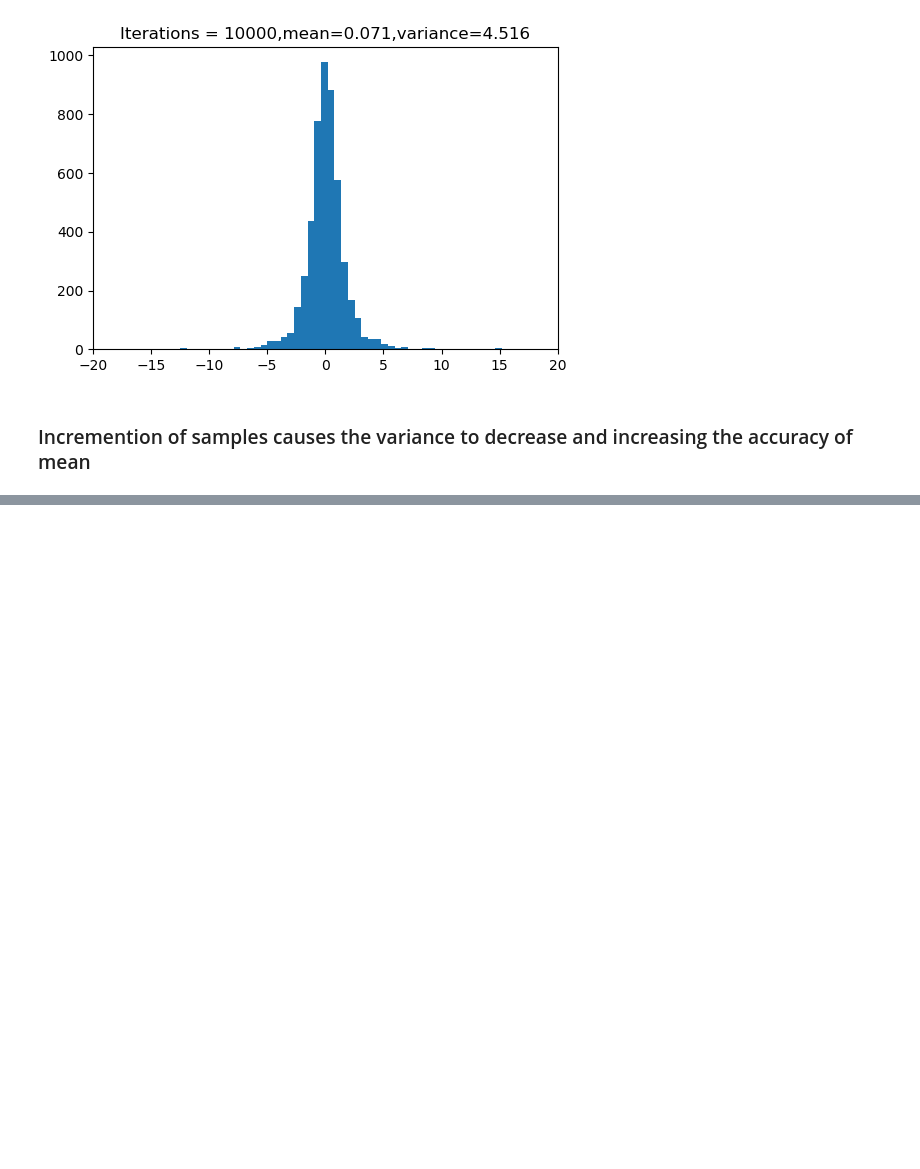
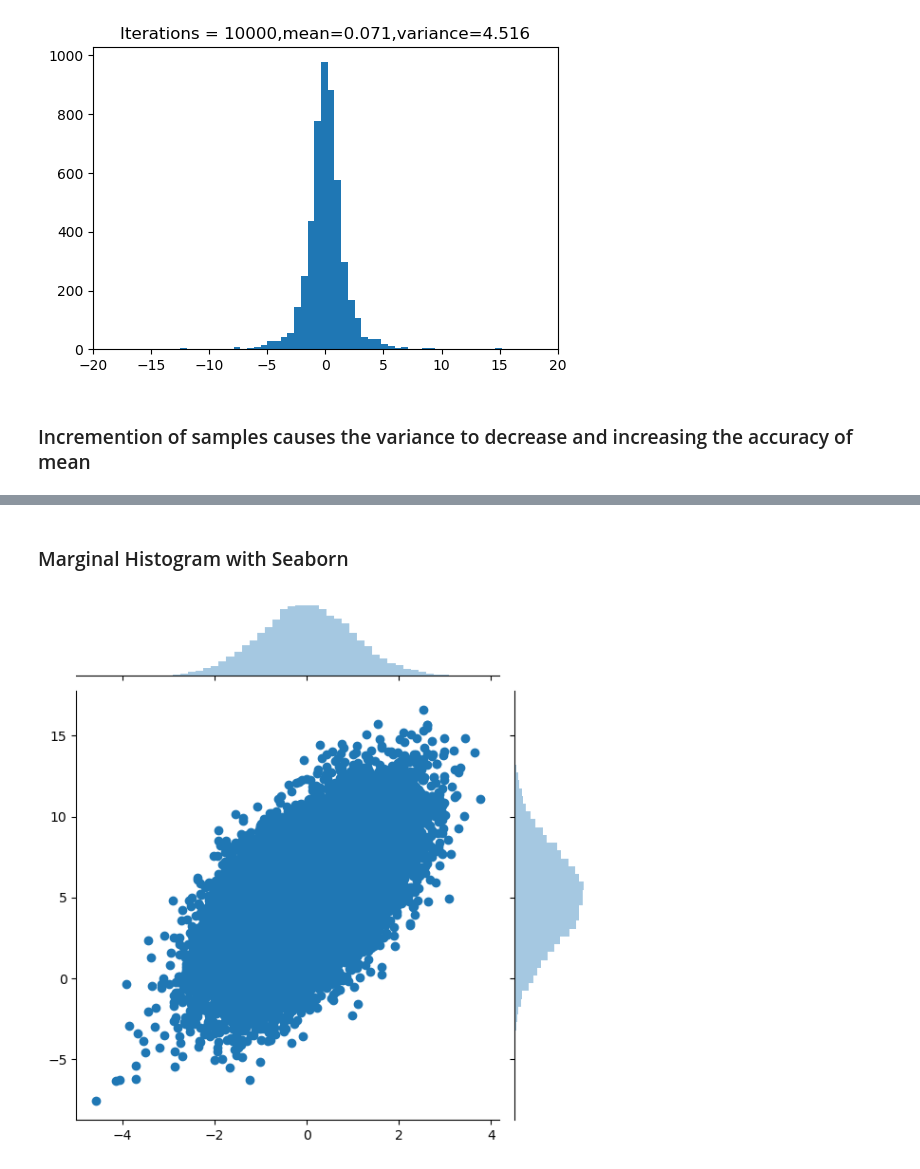
Before and after one commit to adrianmo14857/Data_Analytics, a Jupyter notebook: lab3/DA_lab3.ipynb, the cells around one changed output, grey strips where cells are left out. Drawn from its saved outputs; the diff is of its cells as text; code cells hidden in the pictures; blank space fills up the shorter version.

```diff
--- a/lab3/DA_lab3.ipynb
+++ b/lab3/DA_lab3.ipynb
@@ -477,0 +551,6 @@ studenttSamplingHist=plt.hist(params_studentt['y'], bins=100)
+# %% [markdown]
+### Marginal Histogram with Seaborn
+# %%
+g = sns.jointplot(params_multiNormal['y'][:,0],params_multiNormal['y'][:,1]);
+# %% [output]
+[figure, added]
```
Also changed, not shown: parts of 31 cells of this notebook, 28 other files.
